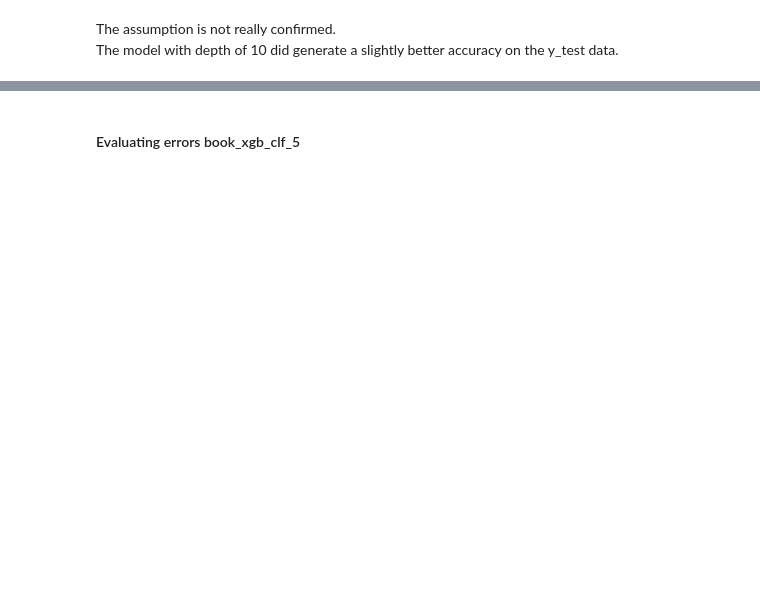
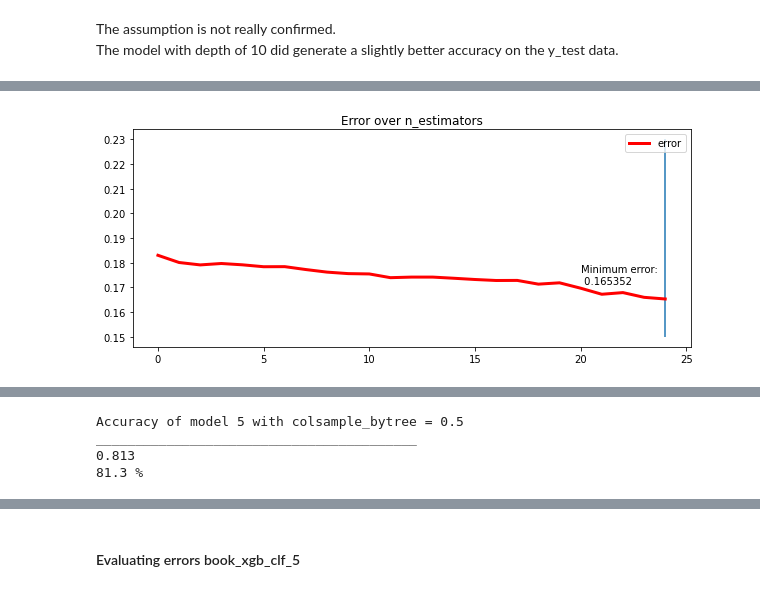
Before and after one commit to RolfChung/Analyzing_bookings_houses_XGBoost, a Jupyter notebook: bookings_xgboost.ipynb, the cells around one changed output, grey strips where cells are left out. Saved outputs shown, nothing was run; the diff lists cells and outputs as text; code cells hidden in the pictures; blank space fills up the shorter version.

```diff
--- a/bookings_xgboost.ipynb
+++ b/bookings_xgboost.ipynb
@@ -611,7 +612,8 @@ For this session's purpose, we'll use `XGBClassifier()` with **25 boosting** rou
 begin_3 = time.time()
 
 # Instantiate the XGBClassifier with 25 boosting rounds and error evaluation metric
-book_xgb_clf_3 = xgb.XGBClassifier(n_estimators=25, eval_metric='error', max_depth=3)
+book_xgb_clf_3 = xgb.XGBClassifier(n_estimators=25, eval_metric='error', max_depth=3,
+                                   use_label_encoder=False)
 
 book_xgb_clf_3.fit(X_train, y_train, verbose=False, eval_set=[(X_test, y_test)])
 
@@ -845,9 +901,11 @@ eval_results_df_4.head()
 # %%
 eval_results_df_4.plot(figsize=(10,4), color='red', title='Error over n_estimators', linewidth=3)
 plt.vlines(x=24 , ymin = 0.15, ymax=0.23)
-plt.annotate(s=f"Minimum error: \n {eval_results_min_4.iloc[0][0]}", \
+plt.annotate(text=f"Minimum error: \n {eval_results_min_4.iloc[0][0]}", \
              xy=(24-4, 0.165352+0.006))
 plt.show()
+# %% [output]
+[figure, added]
 # %% [markdown]
 ### **colsample_bytree**
 
@@ -868,7 +926,7 @@ colsample_bytree = 0.5
 
 book_xgb_clf_5 = \
 xgb.XGBClassifier(n_estimators=25, eval_metric='error', max_depth=3,
-                  colsample_bytree=colsample_bytree).fit(X_train, y_train)
+                  colsample_bytree=colsample_bytree, use_label_encoder=False).fit(X_train, y_train)
 
 # Predict the labels of the test set
 preds_5 = book_xgb_clf_5.predict(X_test)
@@ -881,6 +939,11 @@ print("Accuracy of model 5 with colsample_bytree = 0.5")
 print("_________________________________________")
 print(acc_5)
 print(f'{acc_5*100} %')
+# %% [output]
+Accuracy of model 5 with colsample_bytree = 0.5
+_________________________________________
+0.813
+81.3 %
 # %%
 preds_5_df = pd.DataFrame(zip(y_test, preds_5), columns=['y_test', 'preds_5'])
 preds_5_df['Correct_predictions?'] = preds_5_df.apply(correct_predictions, args=['preds_5'],
```
Also changed, not shown: parts of 107 cells of this notebook, 5 other files.
